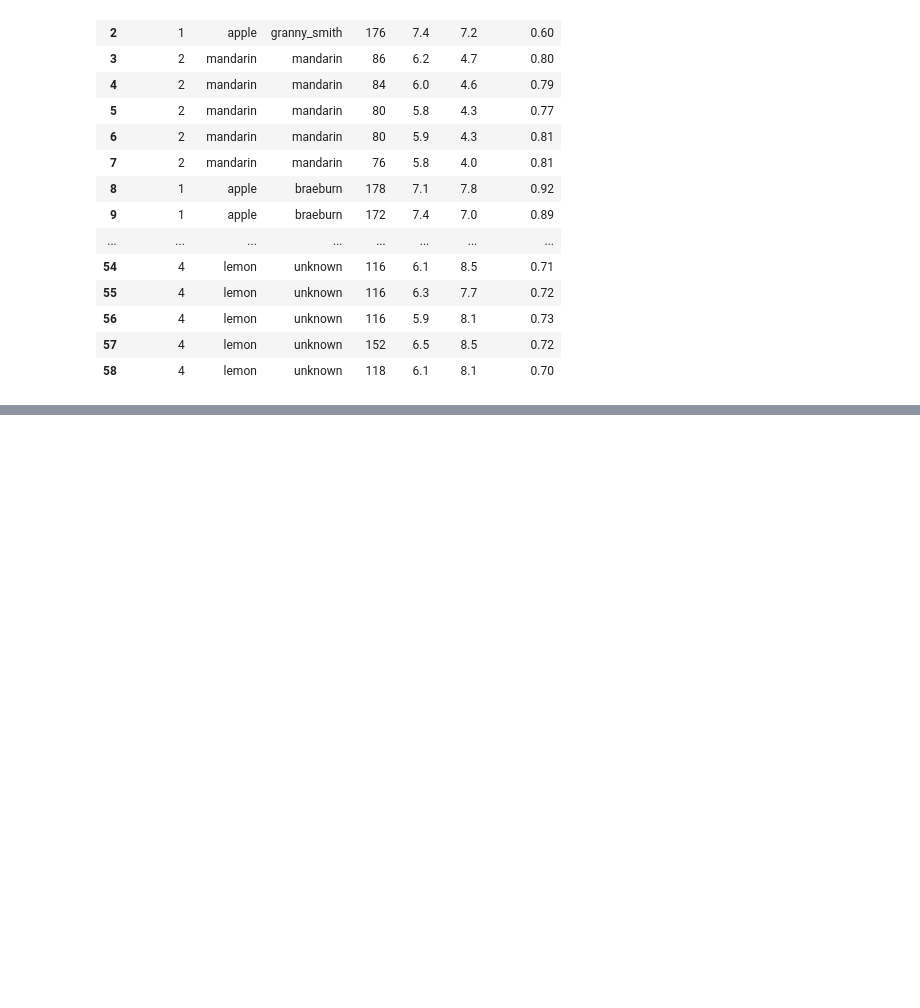
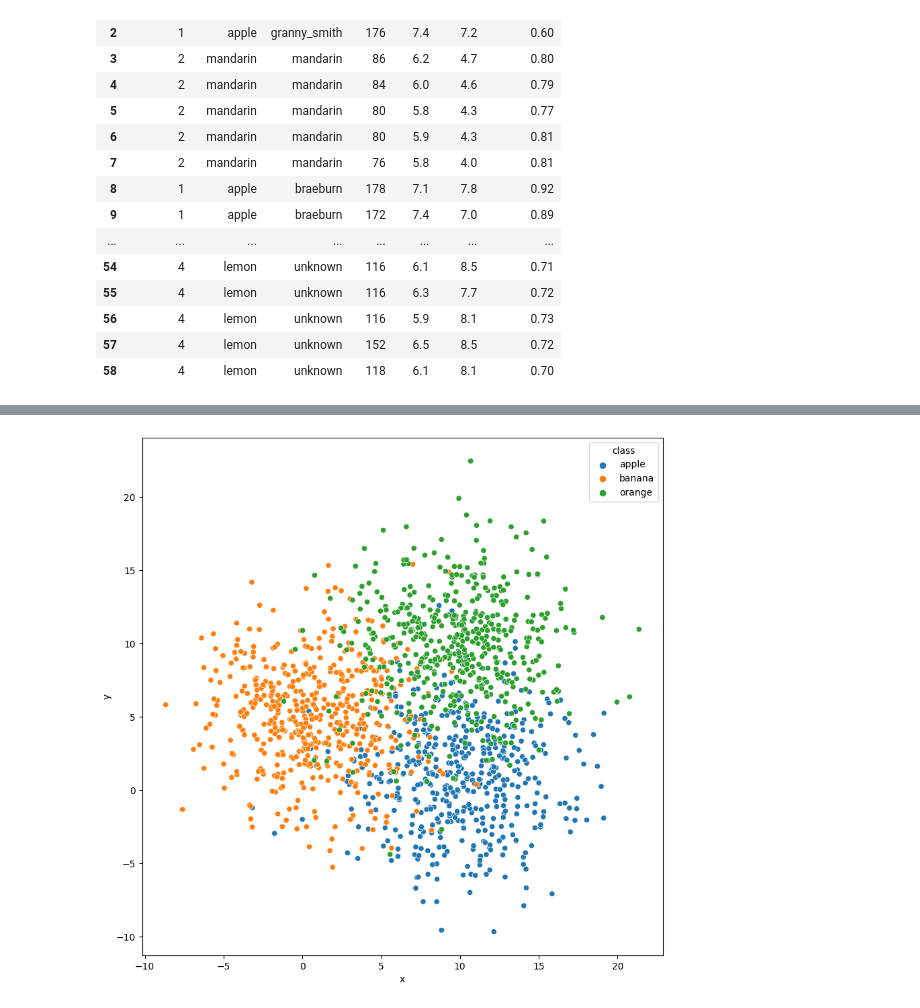
Before and after one commit to Jhanvis0110/WD_MachineLearning-23-01-2023-, a Jupyter notebook: first.ipynb, the cells around one changed output, grey strips where cells are left out. Saved outputs shown, nothing was run; the diff lists cells and outputs as text; code cells hidden in the pictures; blank space fills up the shorter version.

```diff
--- a/first.ipynb
+++ b/first.ipynb
@@ -219,0 +396,6 @@ df2
+# %%
+plt.figure(figsize=(10,10))
+sn.scatterplot(x=df4.iloc[:,0],y=df4.iloc[:,1],hue=df4['class'])
+plt.show()
+# %% [output]
+[figure, added]
```
Also changed, not shown: parts of 123 cells of this notebook, 6 other files.
